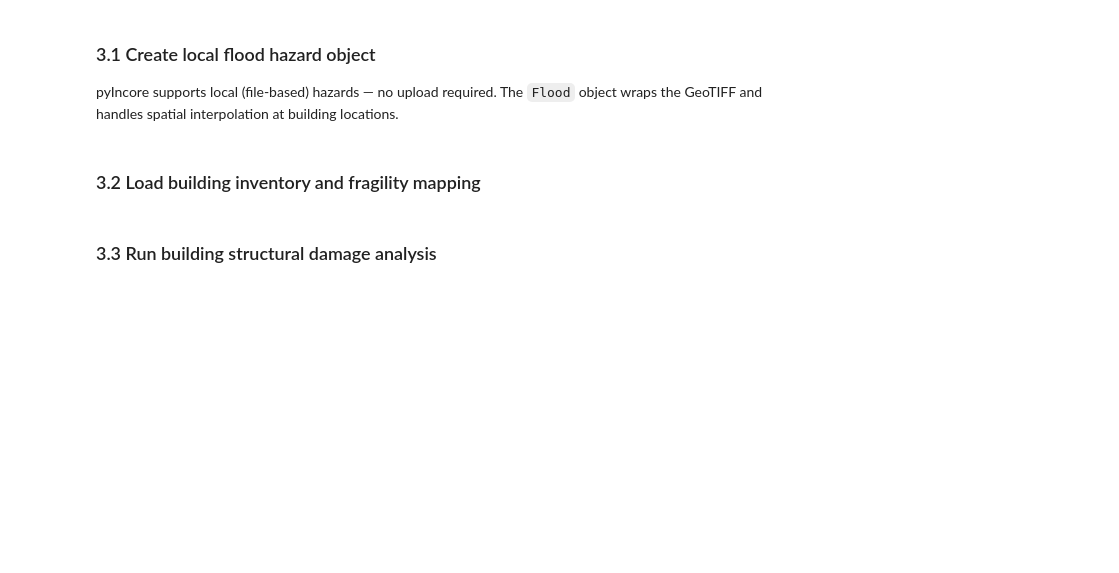
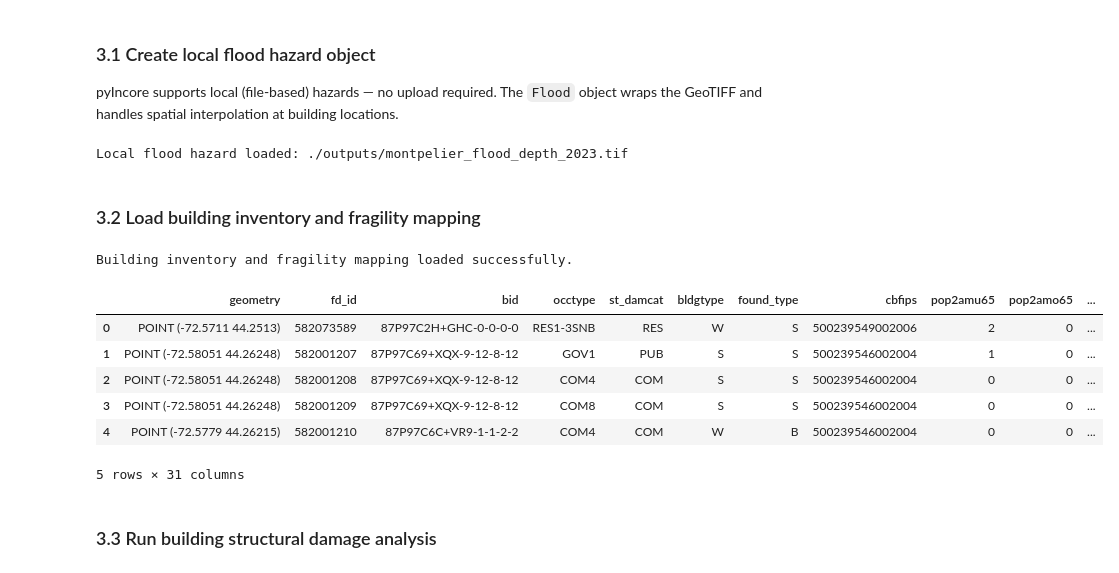
Before and after one commit to rkn2/hecrasVT, a Jupyter notebook: montpelier_flood_incore.ipynb, the cells around one changed output. Cells and saved outputs as stored; diff of their text form; code cells hidden in the pictures; blank space fills up the shorter version.

Commit message:
make incore run

```diff
--- a/montpelier_flood_incore.ipynb
+++ b/montpelier_flood_incore.ipynb
@@ -247,8 +308,13 @@ print("Connected to IN-CORE")
 pyIncore supports local (file-based) hazards — no upload required.
 The `Flood` object wraps the GeoTIFF and handles spatial interpolation at building locations.
 # %%
-# Flood metadata describes the demand type so pyIncore knows how to query it
+from pyincore.models.hazard.flood import Flood
+
+# Define directly using a dictionary and attach the local TIF
 flood_metadata = {
+    "type": "flood",
+    "name": "Montpelier Flood 2023",
+    "description": "Local deterministic flood depth raster",
     "hazardDatasets": [
         {
             "hazardType": "deterministic",
@@ -258,12 +324,10 @@ flood_metadata = {
     ]
 }
 flood = Flood(flood_metadata)
-flood.hazardDatasets[0].from_file(
-    FLOOD_RASTER,
-    data_type="incore:floodRaster"
-)
+flood.hazardDatasets[0].from_file(FLOOD_RASTER, data_type="incore:floodRaster")
+
 print(f"Local flood hazard loaded: {FLOOD_RASTER}")
-print(f"Demand type: {flood.hazardDatasets[0].demand_type}")
-print(f"Units      : {flood.hazardDatasets[0].demand_units}")
+# %% [output]
+Local flood hazard loaded: ./outputs/montpelier_flood_depth_2023.tif
 # %% [markdown]
 ### 3.2 Load building inventory and fragility mapping
@@ -280,2 +334,28 @@ print(f"Fragility mapping loaded: {mapping_id}")
+# %%
+from pyincore import Dataset, MappingSet
+
+# Directly read the shp file with guids that was perfectly generated in Section 2.3
+local_bldg_dataset = Dataset.from_file(
+    "outputs/montpelier_building_inventory.shp",
+    data_type="ergo:buildingInventoryVer7"
+)
+
+# Fetch the fragility mapping from the IN-CORE cloud
+mapping_id = "602f3cf981bd2c09ad8f4f9d"
+mapping_set = MappingSet(fragility_service.get_mapping(mapping_id))
+
+print("Building inventory and fragility mapping loaded successfully.")
+# %% [output]
+Building inventory and fragility mapping loaded successfully.
+# %%
+nsi_gdf.head()
+# %% [output]
+|  | geometry | fd_id | bid | occtype | st_damcat | bldgtype | found_type | cbfips | pop2amu65 | pop2amo65 | ... |
+| 0 | POINT (-72.5711 44.2513) | 582073589 | 87P97C2H+GHC-0-0-0-0 | RES1-3SNB | RES | W | S | 500239549002006 | 2 | 0 | ... |
+| 1 | POINT (-72.58051 44.26248) | 582001207 | 87P97C69+XQX-9-12-8-12 | GOV1 | PUB | S | S | 500239546002004 | 1 | 0 | ... |
+| 2 | POINT (-72.58051 44.26248) | 582001208 | 87P97C69+XQX-9-12-8-12 | COM4 | COM | S | S | 500239546002004 | 0 | 0 | ... |
+| 3 | POINT (-72.58051 44.26248) | 582001209 | 87P97C69+XQX-9-12-8-12 | COM8 | COM | S | S | 500239546002004 | 0 | 0 | ... |
+| 4 | POINT (-72.5779 44.26215) | 582001210 | 87P97C6C+VR9-1-1-2-2 | COM4 | COM | W | B | 500239546002004 | 0 | 0 | ... |
+5 rows × 31 columns
 # %% [markdown]
 ### 3.3 Run building structural damage analysis
```
Also changed, not shown: parts of 17 cells of this notebook.
